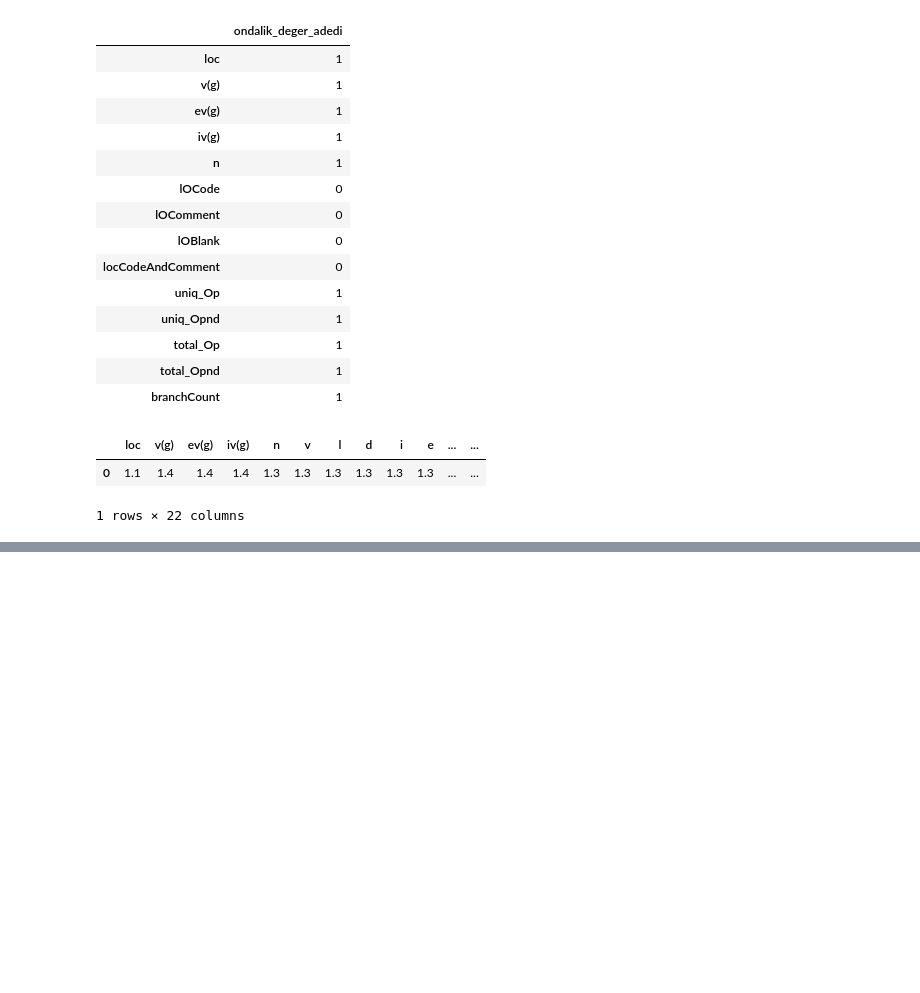
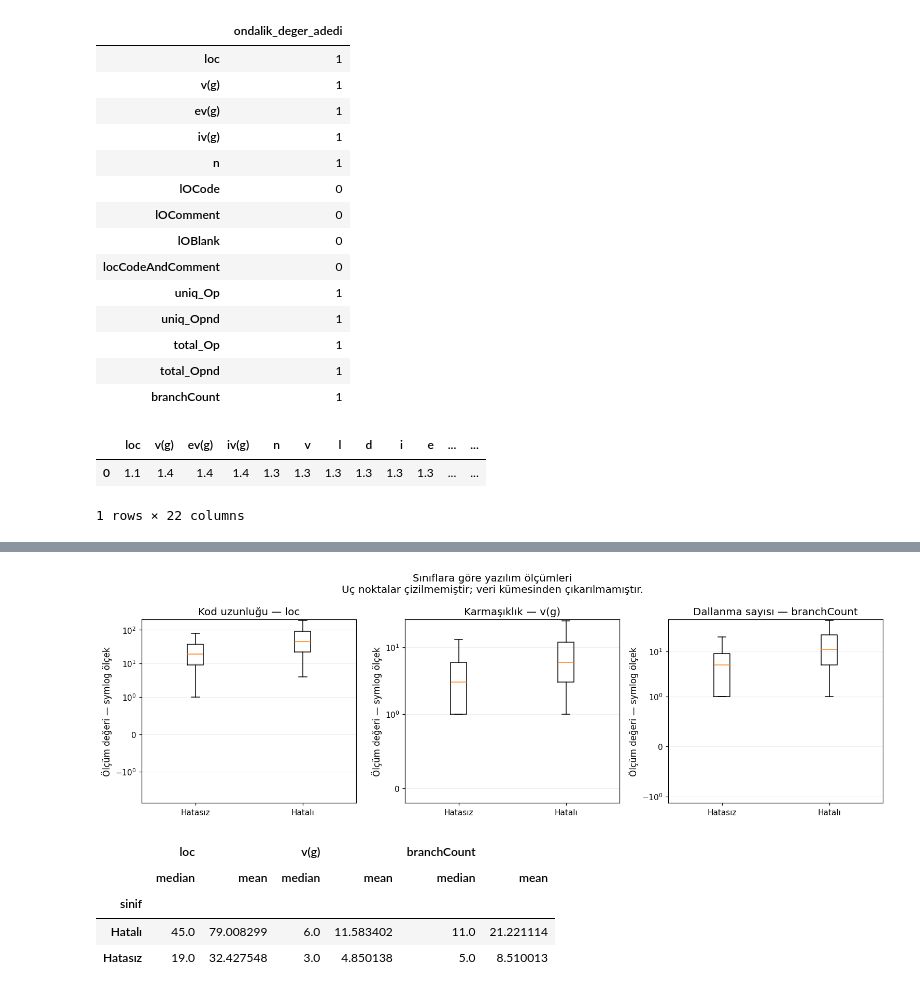
Before and after one commit to damlakaraman/yazilim-hata-riski, a Jupyter notebook: Yazilim_Hata_Riski (1).ipynb, the cells around one changed output, grey strips where cells are left out. Saved outputs shown, nothing was run; the diff lists cells and outputs as text; code cells hidden in the pictures; blank space fills up the shorter version.

```diff
--- a/Yazilim_Hata_Riski (1).ipynb
+++ b/Yazilim_Hata_Riski (1).ipynb
@@ -404,0 +780,52 @@ En az bir sayım ölçümü ondalıklı olan satır sayısı: 1
+# %%
+incelenecek_olcumler = {
+    "loc": "Kod uzunluğu — loc",
+    "v(g)": "Karmaşıklık — v(g)",
+    "branchCount": "Dallanma sayısı — branchCount"
+}
+
+fig, eksenler = plt.subplots(1, 3, figsize=(14, 4.5))
+
+for ax, (sutun, baslik) in zip(
+    eksenler, incelenecek_olcumler.items()
+):
+    sinif_degerleri = [
+        eda.loc[eda["defects"].eq(sinif), sutun].dropna()
+        for sinif in [0, 1]
+    ]
+
+    ax.boxplot(sinif_degerleri, showfliers=False)
+    ax.set_xticks([1, 2])
+    ax.set_xticklabels(["Hatasız", "Hatalı"])
+
+    # Sıfır değerlerini de gösterebilen sıkıştırılmış ölçek.
+    ax.set_yscale("symlog", linthresh=1)
+    ax.set_title(baslik)
+    ax.set_ylabel("Ölçüm değeri — symlog ölçek")
+    ax.grid(axis="y", alpha=0.2)
+
+fig.suptitle(
+    "Sınıflara göre yazılım ölçümleri\n"
+    "Uç noktalar çizilmemiştir; veri kümesinden çıkarılmamıştır.",
+    fontsize=13
+)
+
+grafik_kaydet(fig, "02_siniflara_gore_olcumler.png")
+
+olcum_ozeti = (
+    eda.groupby("sinif")[list(incelenecek_olcumler)]
+    .agg(["median", "mean"])
+)
+
+display(olcum_ozeti)
+
+olcum_ozeti.to_csv(
+    CIKTI_KLASORU / "siniflara_gore_olcum_ozeti.csv"
+)
+# %% [output]
+[figure, added]
+|  | loc |  | v(g) |  | branchCount |  |
+|  | median | mean | median | mean | median | mean |
+| sinif |  |  |  |  |  |  |
+| Hatalı | 45.0 | 79.008299 | 6.0 | 11.583402 | 11.0 | 21.221114 |
+| Hatasız | 19.0 | 32.427548 | 3.0 | 4.850138 | 5.0 | 8.510013 |
```
Also changed, not shown: parts of 18 cells of this notebook.
